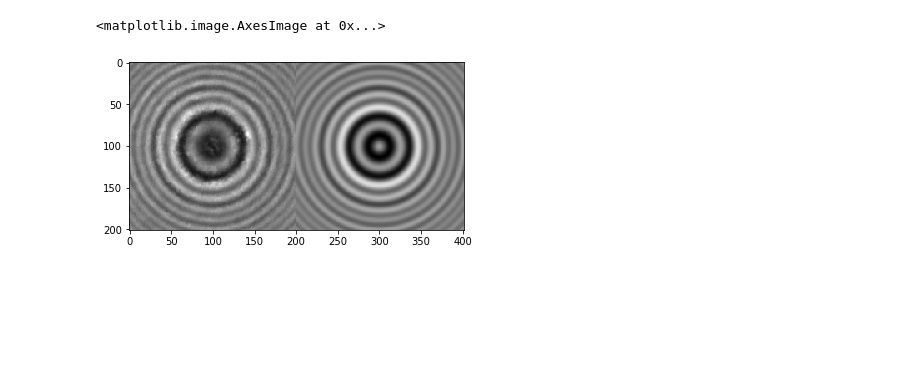
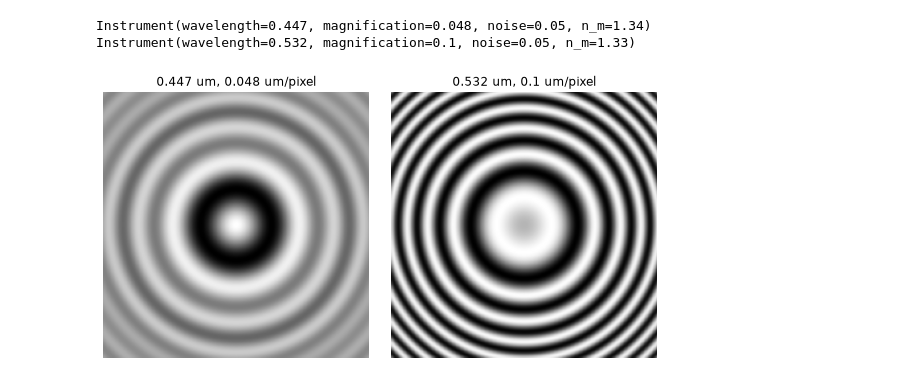
Before and after one commit to davidgrier/pylorenzmie, a Jupyter notebook: docs/tutorials/Theory.ipynb, the cells around one changed output. Saved outputs shown, nothing was run; the diff lists cells and outputs as text; code cells hidden in the pictures; blank space fills up the shorter version.

```diff
--- a/docs/tutorials/Theory.ipynb
+++ b/docs/tutorials/Theory.ipynb
@@ -120,10 +82,23 @@ report_fit(result)
-# %%
-hfit = f.model
-# Plot experimental data vs optimized hologram
-guess = hfit.hologram().reshape(shape)
-feature = f.data.reshape(shape)
-plt.imshow(np.hstack([feature, guess]),
-           cmap='gray')
-# %% [output]
-<matplotlib.image.AxesImage at 0x...>
-[figure, removed]
+# %%
+from pylorenzmie.theory import Instrument
+
+blue = Instrument(wavelength=0.447, magnification=0.048, n_m=1.34)
+green = Instrument(wavelength=0.532, magnification=0.1, n_m=1.33)
+print(blue)
+print(green)
+
+fig, axes = plt.subplots(ncols=2, figsize=(8, 4), constrained_layout=True)
+for ax, instrument, title in zip(axes, (blue, green),
+                                 ('0.447 um, 0.048 um/pixel',
+                                  '0.532 um, 0.1 um/pixel')):
+    model.instrument = instrument
+    ax.imshow(model.hologram().reshape(shape), cmap='gray')
+    ax.set_title(title)
+    ax.axis('off')
+plt.show()
+
+model.instrument = blue
+# %% [output]
+Instrument(wavelength=0.447, magnification=0.048, noise=0.05, n_m=1.34)
+Instrument(wavelength=0.532, magnification=0.1, noise=0.05, n_m=1.33)
+[figure, added]
```
Also changed, not shown: parts of 24 cells of this notebook, 5 other files.
